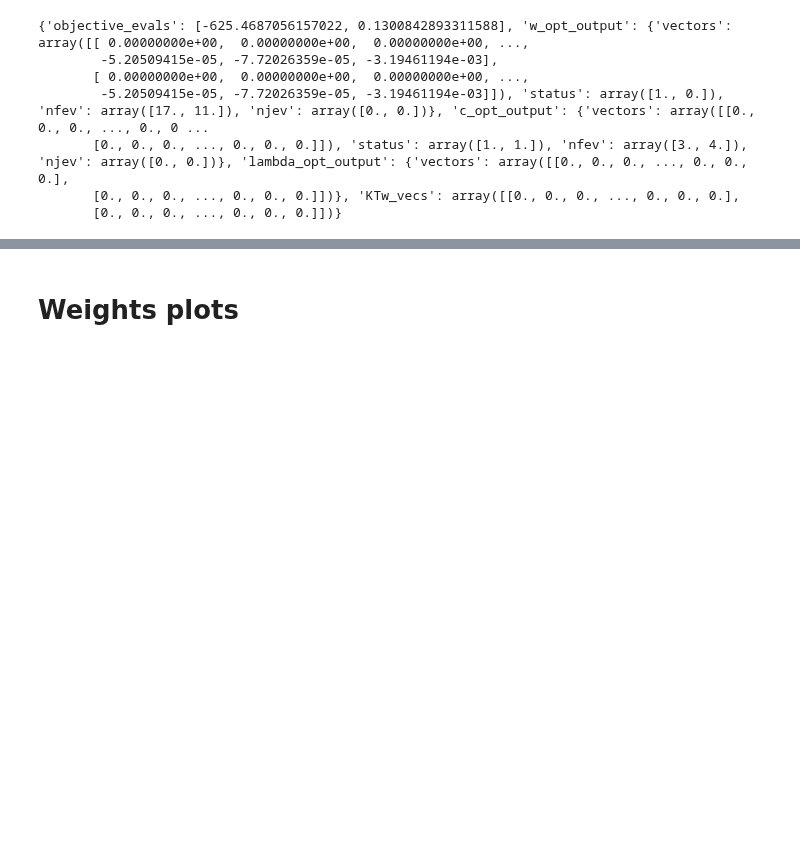
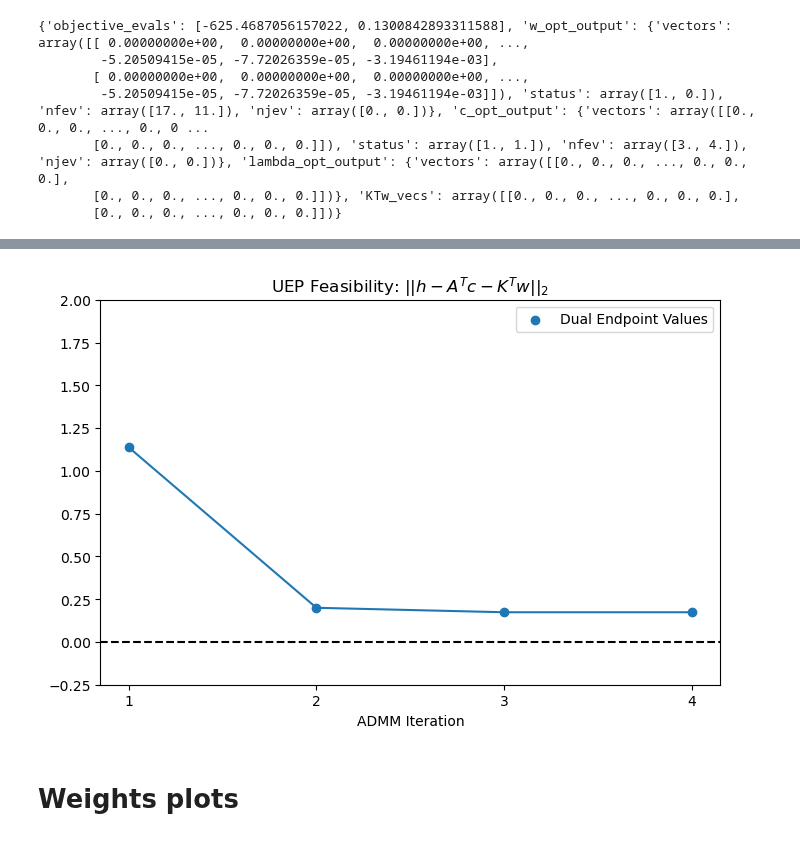
Before and after one commit to mcstanle/cf_inversion_sb_admm, a Jupyter notebook: output_investigations_11.ipynb, the cells around one changed output, grey strips where cells are left out. Drawn from its saved outputs; the diff is of its cells as text; code cells hidden in the pictures; blank space fills up the shorter version.

```diff
--- a/output_investigations_11.ipynb
+++ b/output_investigations_11.ipynb
@@ -179,2 +251,15 @@ print(feasibility_11)
+# %%
+plt.figure(figsize=(8, 5))
+plt.plot(np.arange(1, NUM_ITERS + 1), feasibility_vals)
+plt.scatter(np.arange(1, NUM_ITERS + 1), feasibility_vals, label='Dual Endpoint Values')
+plt.axhline(0, linestyle='--', color='black')
+plt.title(r'UEP Feasibility: $|| h - A^T c - K^T w ||_2$')
+plt.legend()
+plt.ylim(-0.25, 2)
+plt.xticks(np.arange(1, NUM_ITERS + 1), labels=np.arange(1, NUM_ITERS + 1))
+plt.xlabel('ADMM Iteration')
+plt.show()
+# %% [output]
+[figure, added]
 # %% [markdown]
 # Weights plots
```
Also changed, not shown: parts of 21 cells of this notebook, 1 other file.
